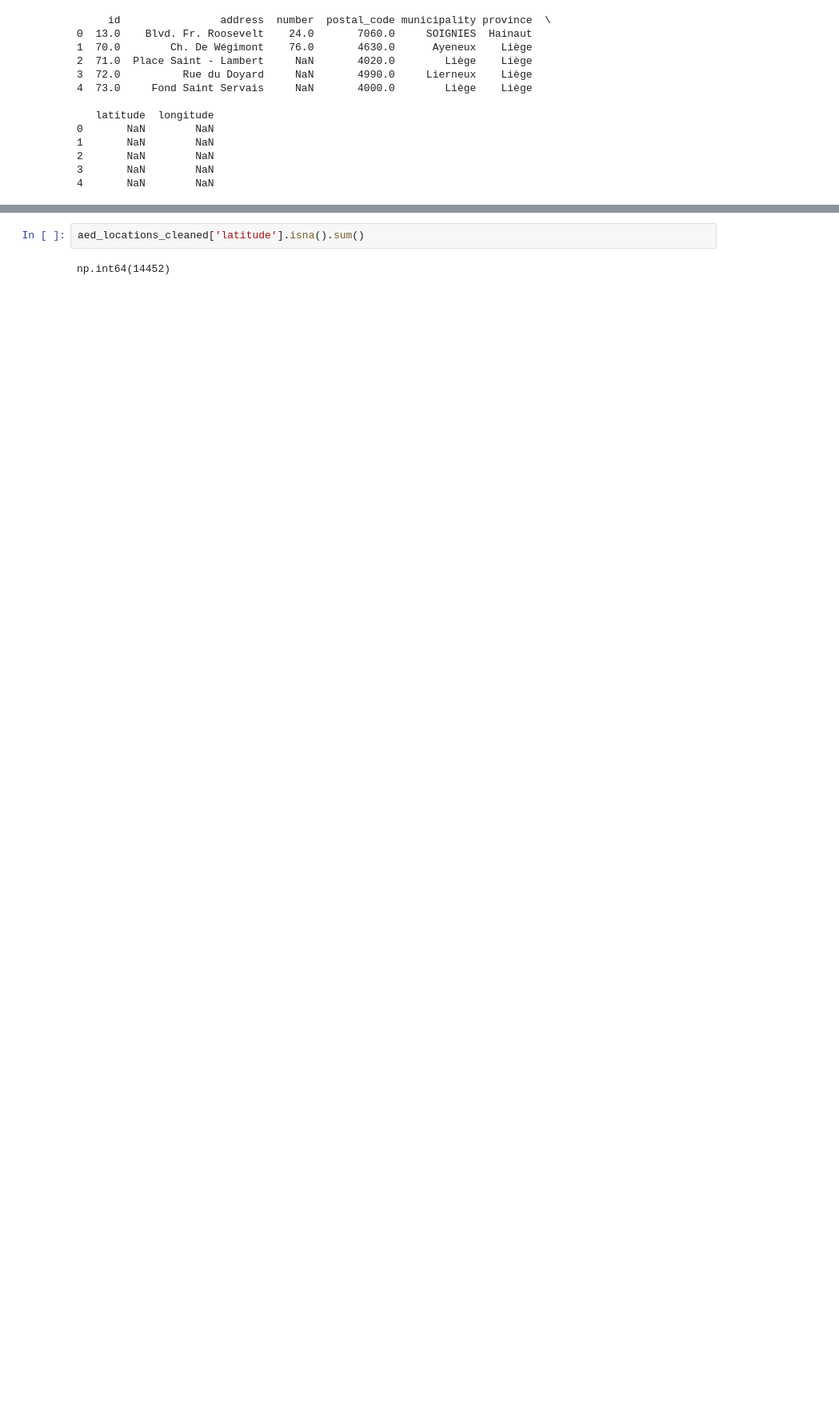
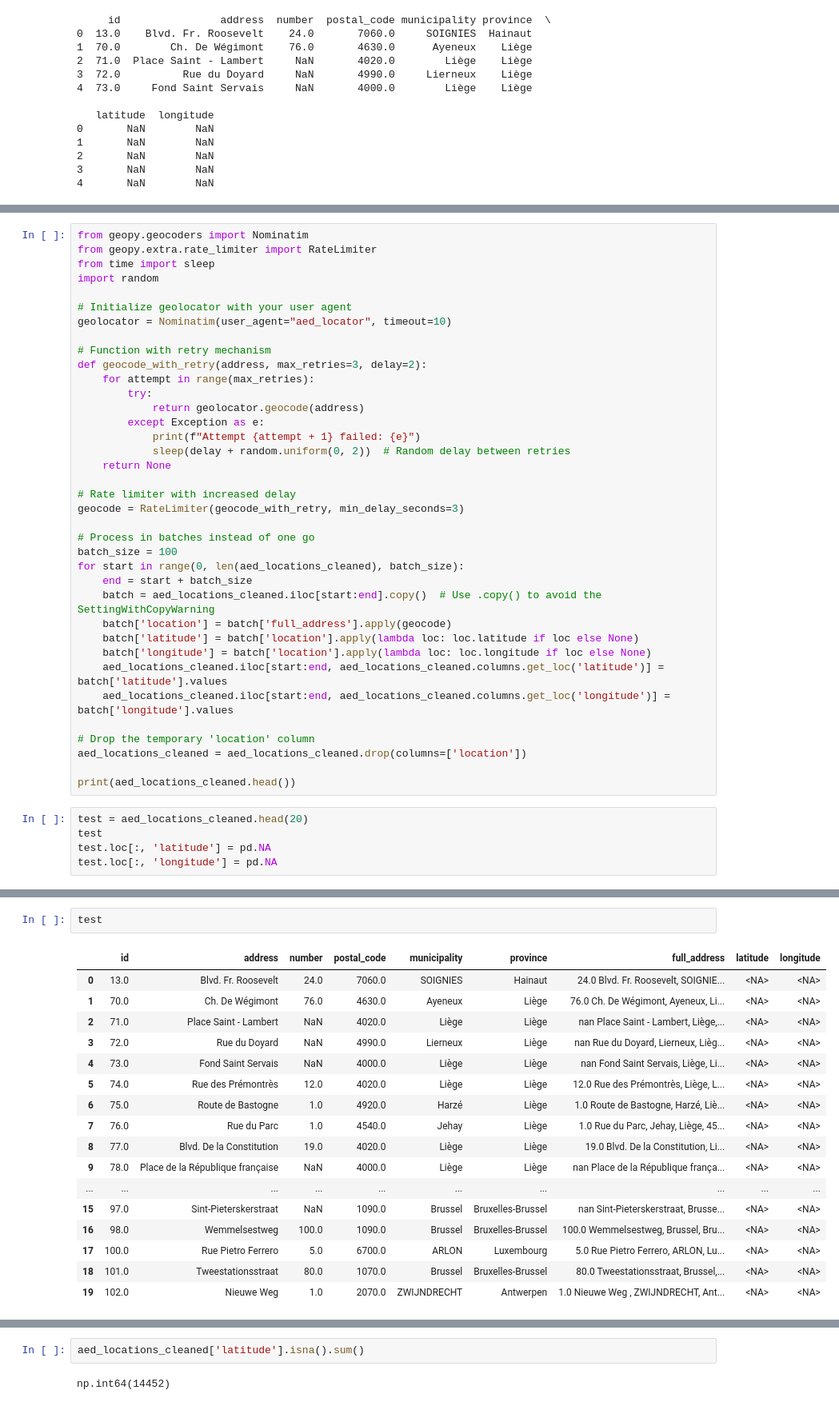
Before and after one commit to Elouan-Debels/MDAProject, a Jupyter notebook: data cleaning.ipynb, the cells around one changed output, grey strips where cells are left out. Shown at 80% size. Saved outputs shown, nothing was run; the diff lists cells and outputs as text; blank space fills up the shorter version.

```diff
--- a/data cleaning.ipynb
+++ b/data cleaning.ipynb
@@ -312,0 +388,42 @@ geopy.exc.GeocoderUnavailable: HTTPSConnectionPool(host='nominatim.openstreetmap
+# %%
+from geopy.geocoders import Nominatim
+from geopy.extra.rate_limiter import RateLimiter
+from time import sleep
+import random
+
+# Initialize geolocator with your user agent
+geolocator = Nominatim(user_agent="aed_locator", timeout=10)
+
+# Function with retry mechanism
+def geocode_with_retry(address, max_retries=3, delay=2):
+    for attempt in range(max_retries):
+        try:
+            return geolocator.geocode(address)
+        except Exception as e:
+            print(f"Attempt {attempt + 1} failed: {e}")
+            sleep(delay + random.uniform(0, 2))  # Random delay between retries
+    return None
+
+# Rate limiter with increased delay
+geocode = RateLimiter(geocode_with_retry, min_delay_seconds=3)
+
+# Process in batches instead of one go
+batch_size = 100
+for start in range(0, len(aed_locations_cleaned), batch_size):
+    end = start + batch_size
+    batch = aed_locations_cleaned.iloc[start:end].copy()  # Use .copy() to avoid the SettingWithCopyWarning
+    batch['location'] = batch['full_address'].apply(geocode)
+    batch['latitude'] = batch['location'].apply(lambda loc: loc.latitude if loc else None)
+    batch['longitude'] = batch['location'].apply(lambda loc: loc.longitude if loc else None)
+    aed_locations_cleaned.iloc[start:end, aed_locations_cleaned.columns.get_loc('latitude')] = batch['latitude'].values
+    aed_locations_cleaned.iloc[start:end, aed_locations_cleaned.columns.get_loc('longitude')] = batch['longitude'].values
+
+# Drop the temporary 'location' column
+aed_locations_cleaned = aed_locations_cleaned.drop(columns=['location'])
+
+print(aed_locations_cleaned.head())
+# %%
+test = aed_locations_cleaned.head(20)
+test
+test.loc[:, 'latitude'] = pd.NA
+test.loc[:, 'longitude'] = pd.NA
@@ -312,0 +441,20 @@ geopy.exc.GeocoderUnavailable: HTTPSConnectionPool(host='nominatim.openstreetmap
+# %%
+test
+# %% [output]
+|  | id | address | number | postal_code | municipality | province | full_address | latitude | longitude |
+| 0 | 13.0 | Blvd. Fr. Roosevelt | 24.0 | 7060.0 | SOIGNIES | Hainaut | 24.0 Blvd. Fr. Roosevelt, SOIGNIE... | <NA> | <NA> |
+| 1 | 70.0 | Ch. De Wégimont | 76.0 | 4630.0 | Ayeneux | Liège | 76.0 Ch. De Wégimont, Ayeneux, Li... | <NA> | <NA> |
+| 2 | 71.0 | Place Saint - Lambert | NaN | 4020.0 | Liège | Liège | nan Place Saint - Lambert, Liège,... | <NA> | <NA> |
+| 3 | 72.0 | Rue du Doyard | NaN | 4990.0 | Lierneux | Liège | nan Rue du Doyard, Lierneux, Lièg... | <NA> | <NA> |
+| 4 | 73.0 | Fond Saint Servais | NaN | 4000.0 | Liège | Liège | nan Fond Saint Servais, Liège, Li... | <NA> | <NA> |
+| 5 | 74.0 | Rue des Prémontrès | 12.0 | 4020.0 | Liège | Liège | 12.0 Rue des Prémontrès, Liège, L... | <NA> | <NA> |
+| 6 | 75.0 | Route de Bastogne | 1.0 | 4920.0 | Harzé | Liège | 1.0 Route de Bastogne, Harzé, Liè... | <NA> | <NA> |
+| 7 | 76.0 | Rue du Parc | 1.0 | 4540.0 | Jehay | Liège | 1.0 Rue du Parc, Jehay, Liège, 45... | <NA> | <NA> |
+| 8 | 77.0 | Blvd. De la Constitution | 19.0 | 4020.0 | Liège | Liège | 19.0 Blvd. De la Constitution, Li... | <NA> | <NA> |
+| 9 | 78.0 | Place de la République française | NaN | 4000.0 | Liège | Liège | nan Place de la République frança... | <NA> | <NA> |
+| ... | ... | ... | ... | ... | ... | ... | ... | ... | ... |
+| 15 | 97.0 | Sint-Pieterskerstraat | NaN | 1090.0 | Brussel | Bruxelles-Brussel | nan Sint-Pieterskerstraat, Brusse... | <NA> | <NA> |
+| 16 | 98.0 | Wemmelsestweg | 100.0 | 1090.0 | Brussel | Bruxelles-Brussel | 100.0 Wemmelsestweg, Brussel, Bru... | <NA> | <NA> |
+| 17 | 100.0 | Rue Pietro Ferrero | 5.0 | 6700.0 | ARLON | Luxembourg | 5.0 Rue Pietro Ferrero, ARLON, Lu... | <NA> | <NA> |
+| 18 | 101.0 | Tweestationsstraat | 80.0 | 1070.0 | Brussel | Bruxelles-Brussel | 80.0 Tweestationsstraat, Brussel,... | <NA> | <NA> |
+| 19 | 102.0 | Nieuwe Weg | 1.0 | 2070.0 | ZWIJNDRECHT | Antwerpen | 1.0 Nieuwe Weg , ZWIJNDRECHT, Ant... | <NA> | <NA> |
```
Also changed, not shown: parts of 9 cells of this notebook.
